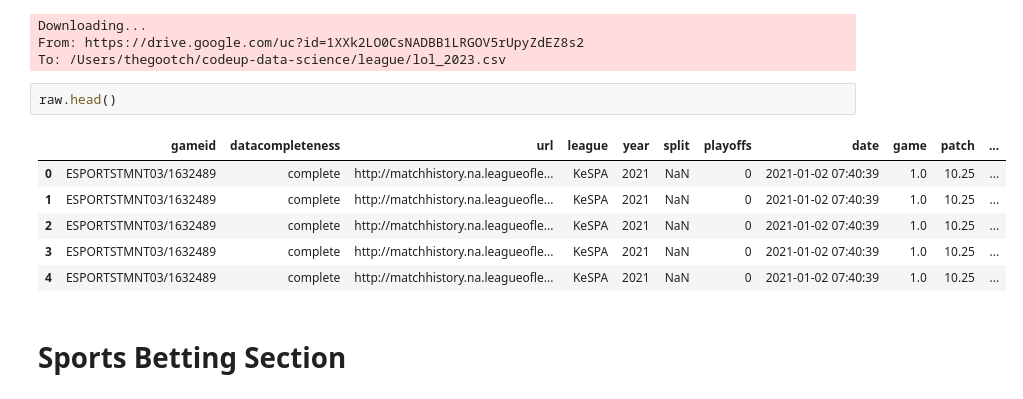
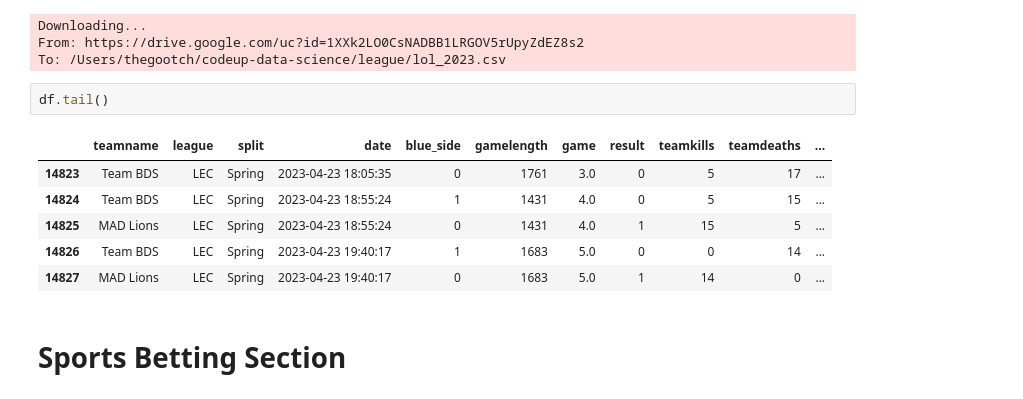
Before and after one commit to richie-p-meyer/league, a Jupyter notebook: scratch.ipynb, the cells around one changed output. Saved outputs shown, nothing was run; the diff lists cells and outputs as text.

```diff
--- a/scratch.ipynb
+++ b/scratch.ipynb
@@ -126,14 +126,14 @@ Downloading...
 From: https://drive.google.com/uc?id=1XXk2LO0CsNADBB1LRGOV5rUpyZdEZ8s2
 To: /Users/thegootch/codeup-data-science/league/lol_2023.csv
 # %%
-raw.head()
+df.tail()
 # %% [output]
-|  | gameid | datacompleteness | url | league | year | split | playoffs | date | game | patch | ... |
-| 0 | ESPORTSTMNT03/1632489 | complete | http://matchhistory.na.leagueofle... | KeSPA | 2021 | NaN | 0 | 2021-01-02 07:40:39 | 1.0 | 10.25 | ... |
-| 1 | ESPORTSTMNT03/1632489 | complete | http://matchhistory.na.leagueofle... | KeSPA | 2021 | NaN | 0 | 2021-01-02 07:40:39 | 1.0 | 10.25 | ... |
-| 2 | ESPORTSTMNT03/1632489 | complete | http://matchhistory.na.leagueofle... | KeSPA | 2021 | NaN | 0 | 2021-01-02 07:40:39 | 1.0 | 10.25 | ... |
-| 3 | ESPORTSTMNT03/1632489 | complete | http://matchhistory.na.leagueofle... | KeSPA | 2021 | NaN | 0 | 2021-01-02 07:40:39 | 1.0 | 10.25 | ... |
-| 4 | ESPORTSTMNT03/1632489 | complete | http://matchhistory.na.leagueofle... | KeSPA | 2021 | NaN | 0 | 2021-01-02 07:40:39 | 1.0 | 10.25 | ... |
+|  | teamname | league | split | date | blue_side | gamelength | game | result | teamkills | teamdeaths | ... |
+| 14823 | Team BDS | LEC | Spring | 2023-04-23 18:05:35 | 0 | 1761 | 3.0 | 0 | 5 | 17 | ... |
+| 14824 | Team BDS | LEC | Spring | 2023-04-23 18:55:24 | 1 | 1431 | 4.0 | 0 | 5 | 15 | ... |
+| 14825 | MAD Lions | LEC | Spring | 2023-04-23 18:55:24 | 0 | 1431 | 4.0 | 1 | 15 | 5 | ... |
+| 14826 | Team BDS | LEC | Spring | 2023-04-23 19:40:17 | 1 | 1683 | 5.0 | 0 | 0 | 14 | ... |
+| 14827 | MAD Lions | LEC | Spring | 2023-04-23 19:40:17 | 0 | 1683 | 5.0 | 1 | 14 | 0 | ... |
 # %% [markdown]
 # Sports Betting Section
 # %%
```
Also changed, not shown: 1 other file.
